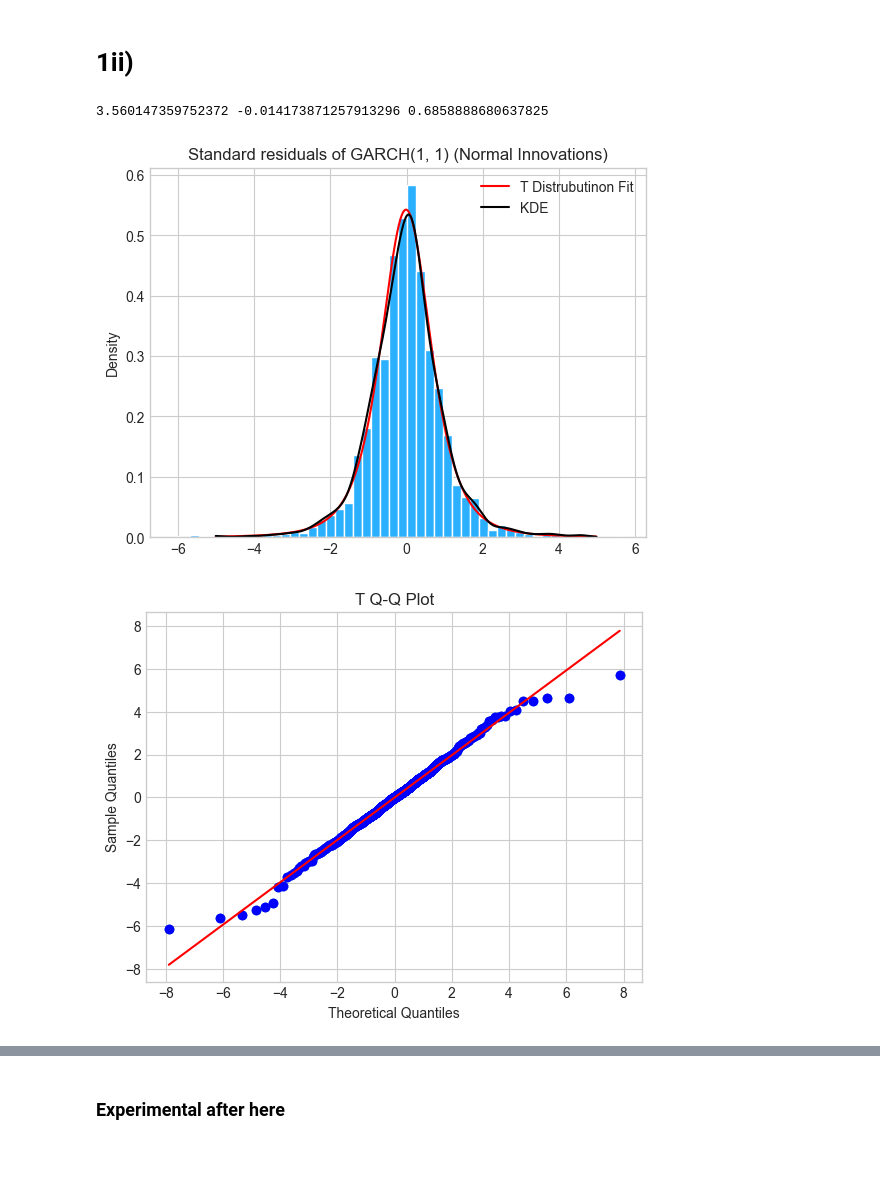
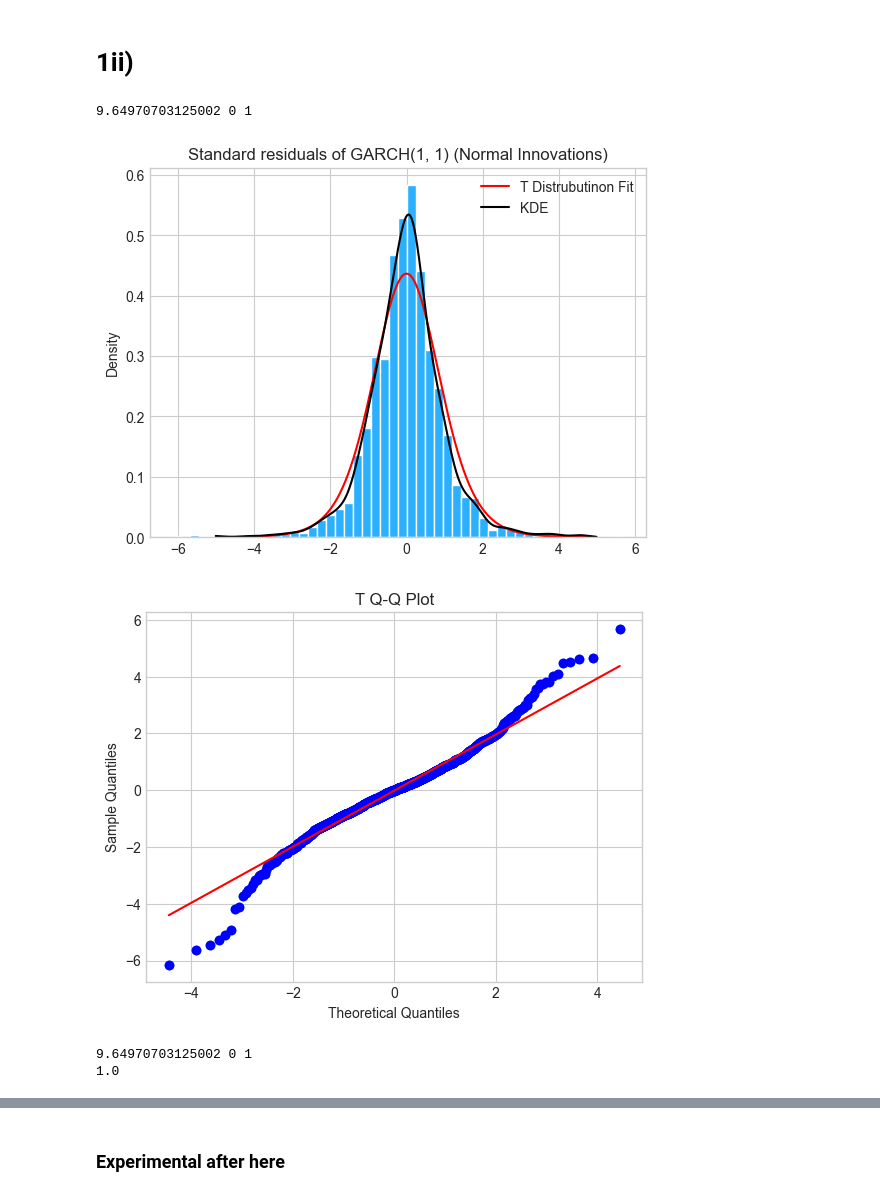
Before and after one commit to georgec123/qrm2, a Jupyter notebook: q2/q2.ipynb, the cells around one changed output, grey strips where cells are left out. Drawn from its saved outputs; the diff is of its cells as text; code cells hidden in the pictures; blank space fills up the shorter version.

```diff
--- a/q2/q2.ipynb
+++ b/q2/q2.ipynb
@@ -97,8 +204,13 @@ test_df = df[~train_mask]
 model = arch_model(train_df['loss'],
                     mean='constant',
                     vol='GARCH',
-                    p=1, q=1, rescale=True, dist='normal')
+                    p=1, q=1,
+                    rescale=True,
+                    dist='normal'
+                    )
+
 model_fit_norm = model.fit(update_freq=-1, disp=0)
+
 qqplot(model_fit_norm.std_resid, dist='norm'); plt.show()
 plot_acf_graphs(model_fit_norm.std_resid**2, 'ACF of std res squared'); plt.show()
 plot_acf_graphs(model_fit_norm.std_resid, 'ACF of std res - Norm dist'); plt.show()
@@ -109,25 +221,37 @@ plot_acf_graphs(model_fit_norm.std_resid, 'ACF of std res - Norm dist'); plt.sho
 # %% [markdown]
 # 1ii)
 # %%
-# fit t dist to residules
-dof, loc, scale = t.fit(model_fit_norm.std_resid,)
+# fit t dist to residuals
+dof, loc, scale = t.fit(model_fit_norm.std_resid, floc=0, fscale=1)
 print(dof, loc, scale)
-t_dist_fit=t(df=dof, loc=loc, scale=scale)
 
+
+t_dist_fit=t(df=dof, loc=loc, scale=np.sqrt((dof-2)/dof)*scale)
 
 x = get_linspace(model_fit_norm.std_resid)
 kde = ss.gaussian_kde(model_fit_norm.std_resid)
 t_dist_fit_pdf = t_dist_fit.pdf(x)
 
 
 plt.plot(x, t_dist_fit_pdf, label= 'T Distrubutinon Fit', color='red');
 plt.plot(x, kde(x), label='KDE', color='k');
 plt.hist(model_fit_norm.std_resid, bins=50, density=True,facecolor='#2ab0ff', edgecolor='white');
 plt.ylabel('Density')
 plt.title("Standard residuals of GARCH(1, 1) (Normal Innovations)"); plt.legend(); plt.show()
 
 qqplot(model_fit_norm.std_resid, dist=t_dist_fit); plt.show()
 # %% [output]
-3.560147359752372 -0.014173871257913296 0.6858888680637825
+9.64970703125002 0 1
-[figure, old version]
+[figure, new version]
-[figure, old version]
+[figure, new version]
+# %%
+
+dof, loc, scale = t.fit(model_fit_norm.std_resid, floc=0, fscale=1)
+print(dof, loc, scale)
+
+
+t_dist_fit=t(df=dof, loc=loc, scale=np.sqrt((dof-2)/dof)*scale)
+print(t_dist_fit.std())
+# %% [output]
+9.64970703125002 0 1
+1.0
```
Also changed, not shown: parts of 32 cells of this notebook.
